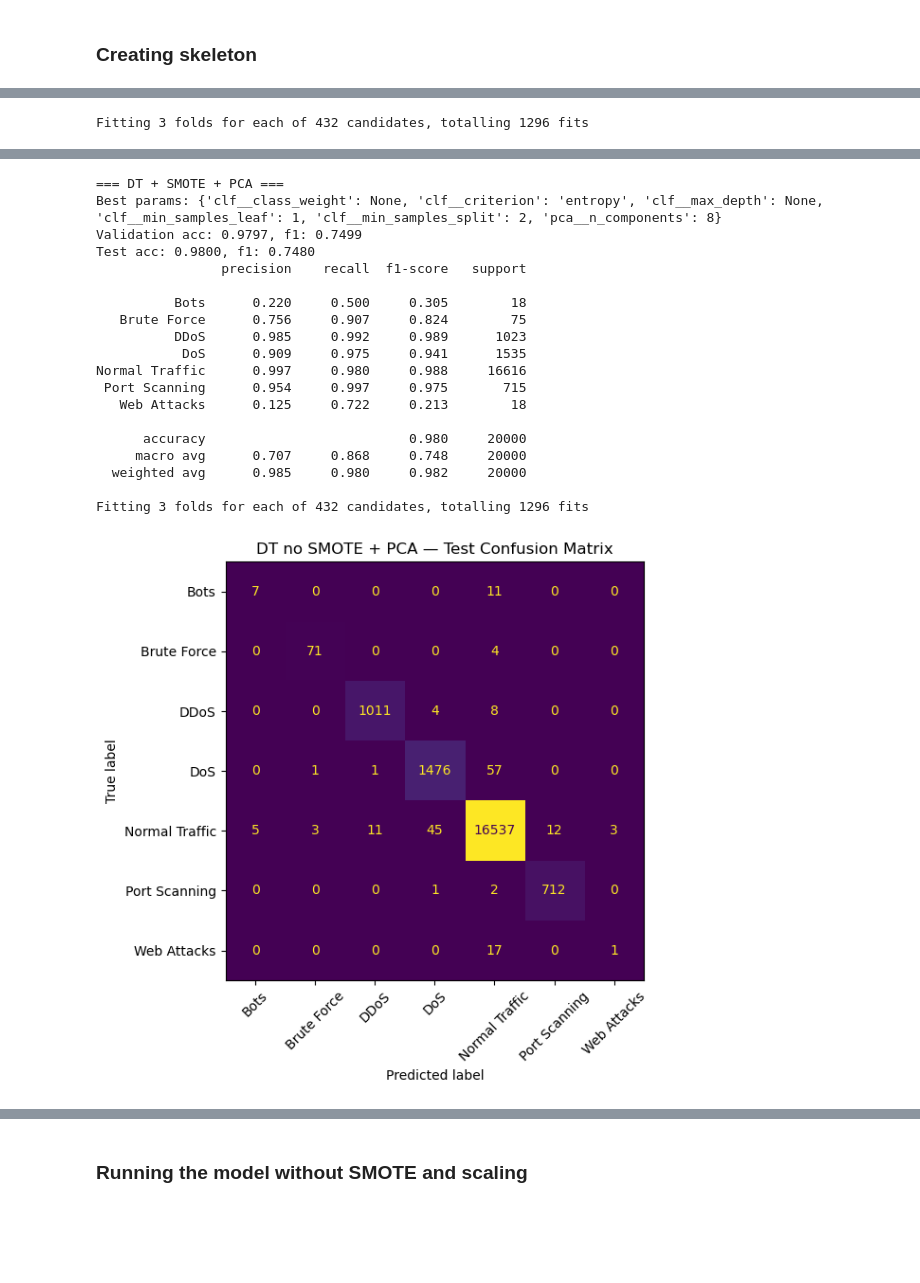
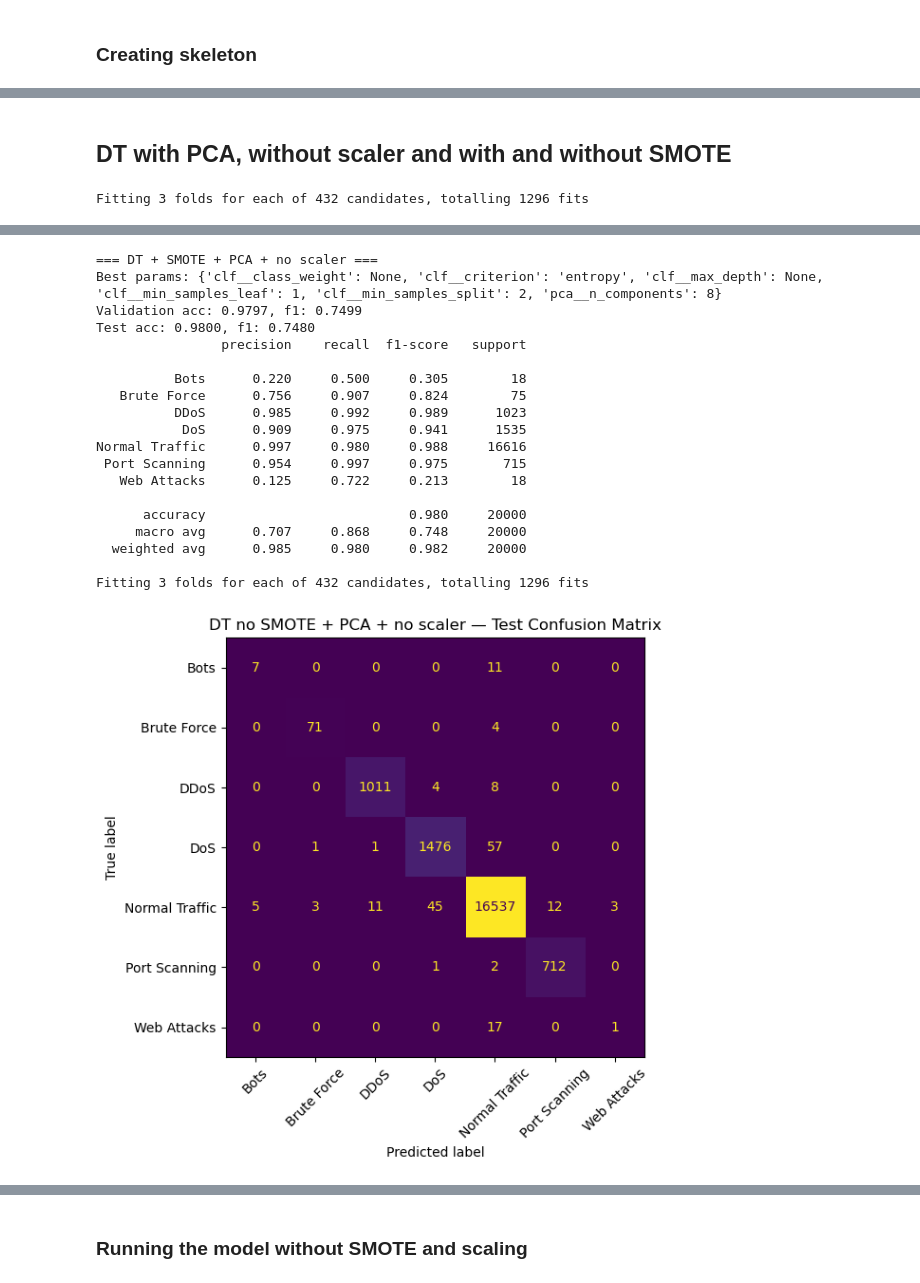
Before and after one commit to LottaSofiaK/AppliedMachineLearningGroup22, a Jupyter notebook: Marjaana_Decision_tree.ipynb, the cells around one changed output, grey strips where cells are left out. Saved outputs shown, nothing was run; the diff lists cells and outputs as text; code cells hidden in the pictures; blank space fills up the shorter version.

```diff
--- a/Marjaana_Decision_tree.ipynb
+++ b/Marjaana_Decision_tree.ipynb
@@ -233,12 +168,12 @@ dt_grid = {
 
 all_results.append(
     run_experiment(DecisionTreeClassifier(random_state=42), dt_grid,
-                   label="DT + SMOTE + PCA + standard scaler", use_pca=True, use_smote=True, use_scaler=True)
+                   label="3.1. DT with SMOTE + PCA + StandardScaler", use_pca=True, use_smote=True, use_scaler=True)
 )
 
 all_results.append(
     run_experiment(DecisionTreeClassifier(random_state=42), dt_grid,
-                   label="DT + no SMOTE + PCA + standard scaler", use_pca=True, use_smote=False,use_scaler=True)
+                   label="3.2. DT with no SMOTE + PCA + StandardScaler", use_pca=True, use_smote=False,use_scaler=True)
 )
 # %% [output]
 Fitting 3 folds for each of 432 candidates, totalling 1296 fits
@@ -280,6 +215,8 @@ Normal Traffic      0.994     0.994     0.994     16616
       accuracy                          0.989     20000
      macro avg      0.775     0.756     0.764     20000
   weighted avg      0.989     0.989     0.989     20000
+# %% [markdown]
+## DT with PCA, without scaler and with and without SMOTE
 # %%
 dt_grid = {
     "pca__n_components":      [4, 6, 8],
@@ -292,12 +229,12 @@ dt_grid = {
 
 all_results.append(
     run_experiment(DecisionTreeClassifier(random_state=42), dt_grid,
-                   label="DT + SMOTE + PCA + no scaler", use_pca=True, use_smote=True, use_scaler=False)
+                   label="3.3. DT with SMOTE + PCA + no scaler", use_pca=True, use_smote=True, use_scaler=False)
 )
 
 all_results.append(
     run_experiment(DecisionTreeClassifier(random_state=42), dt_grid,
-                   label="DT no SMOTE + PCA + no scaler", use_pca=True, use_smote=False, use_scaler=False)
+                   label="3.4 DT with no SMOTE + PCA + no scaler", use_pca=True, use_smote=False, use_scaler=False)
 )
 # %% [output]
 Fitting 3 folds for each of 432 candidates, totalling 1296 fits
@@ -305,20 +242,20 @@ Fitting 3 folds for each of 432 candidates, totalling 1296 fits
-=== DT + SMOTE + PCA ===
+=== DT + SMOTE + PCA + no scaler ===
 Best params: {'clf__class_weight': None, 'clf__criterion': 'entropy', 'clf__max_depth': None, 'clf__min_samples_leaf': 1, 'clf__min_samples_split': 2, 'pca__n_components': 8}
 Validation acc: 0.9797, f1: 0.7499
 Test acc: 0.9800, f1: 0.7480
                 precision    recall  f1-score   support
 
           Bots      0.220     0.500     0.305        18
    Brute Force      0.756     0.907     0.824        75
           DDoS      0.985     0.992     0.989      1023
            DoS      0.909     0.975     0.941      1535
 Normal Traffic      0.997     0.980     0.988     16616
  Port Scanning      0.954     0.997     0.975       715
    Web Attacks      0.125     0.722     0.213        18
 
       accuracy                          0.980     20000
      macro avg      0.707     0.868     0.748     20000
   weighted avg      0.985     0.980     0.982     20000
 
 Fitting 3 folds for each of 432 candidates, totalling 1296 fits
-[figure, old version]
+[figure, new version]
```
Also changed, not shown: parts of 13 cells of this notebook.
